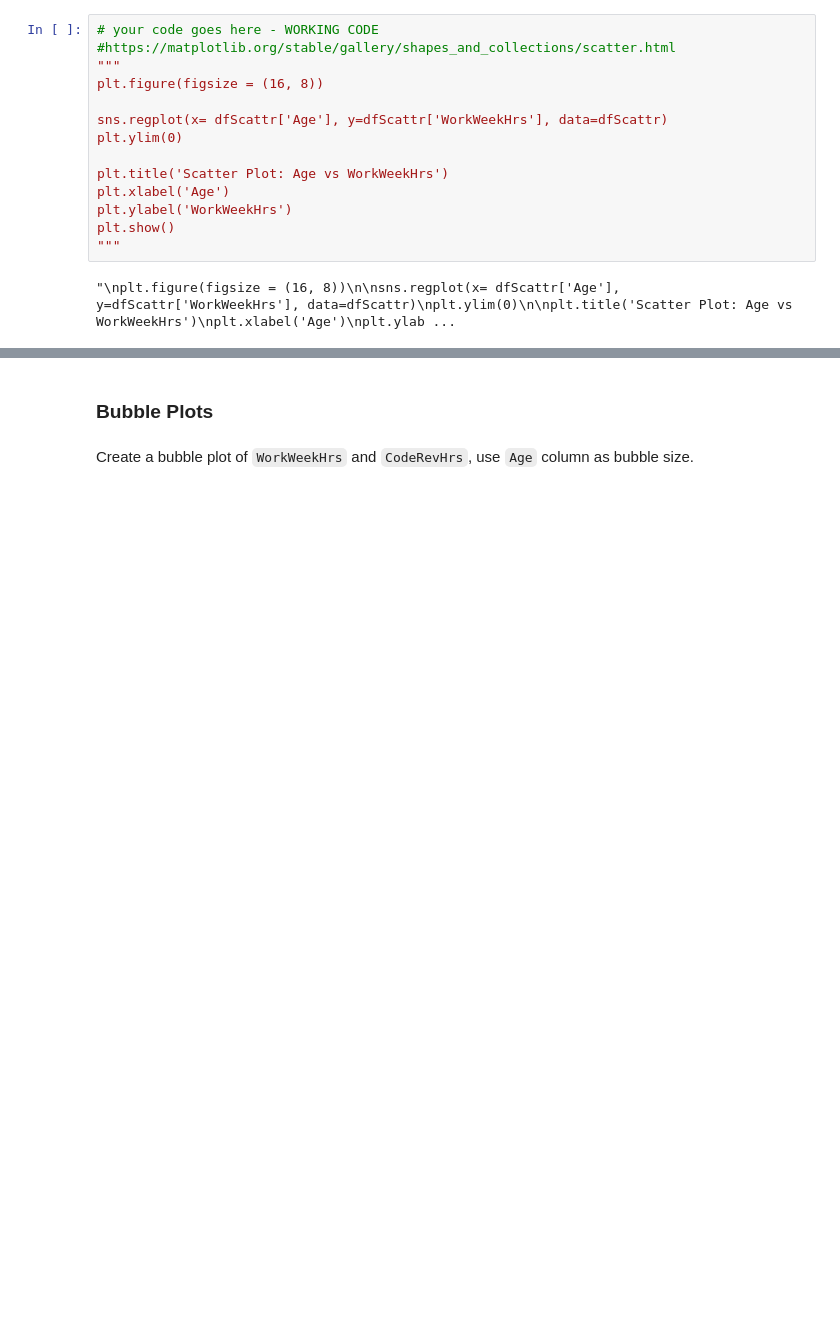
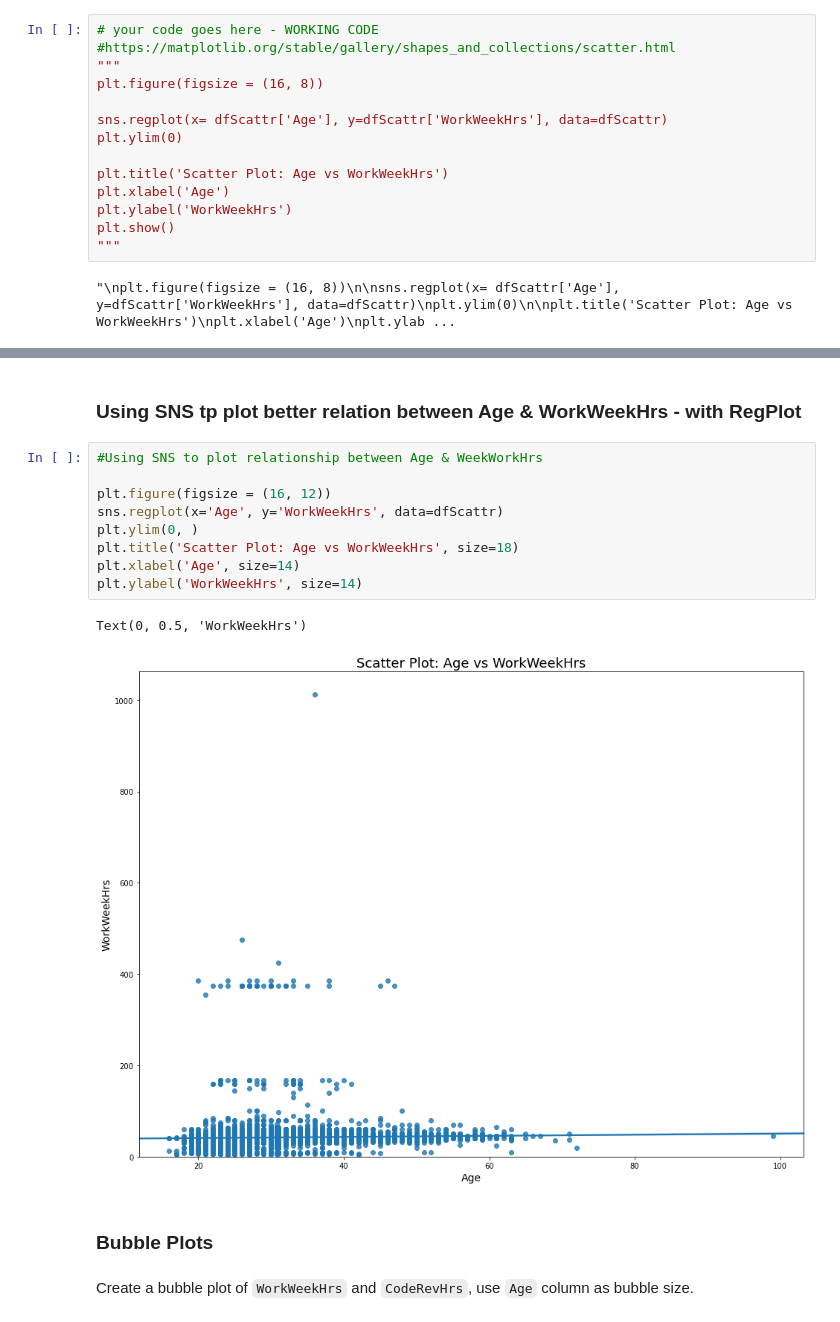
Before and after one commit to bahamalytixs/Capstone-Module, a Jupyter notebook: HR-M4DataVisualization-lab-Final.ipynb, the cells around one changed output, grey strips where cells are left out. Cells and saved outputs as stored; diff of their text form; blank space fills up the shorter version.

```diff
--- a/HR-M4DataVisualization-lab-Final.ipynb
+++ b/HR-M4DataVisualization-lab-Final.ipynb
@@ -305,3 +317,17 @@ plt.show()
+# %% [markdown]
+### Using SNS tp plot better relation between Age & WorkWeekHrs - with RegPlot
+# %%
+#Using SNS to plot relationship between Age & WeekWorkHrs
+
+plt.figure(figsize = (16, 12))
+sns.regplot(x='Age', y='WorkWeekHrs', data=dfScattr)
+plt.ylim(0, )
+plt.title('Scatter Plot: Age vs WorkWeekHrs', size=18)
+plt.xlabel('Age', size=14)
+plt.ylabel('WorkWeekHrs', size=14)
+# %% [output]
+Text(0, 0.5, 'WorkWeekHrs')
+[figure, added]
 # %% [markdown]
 ### Bubble Plots
 # %% [markdown]
```
Also changed, not shown: parts of 82 cells of this notebook.
